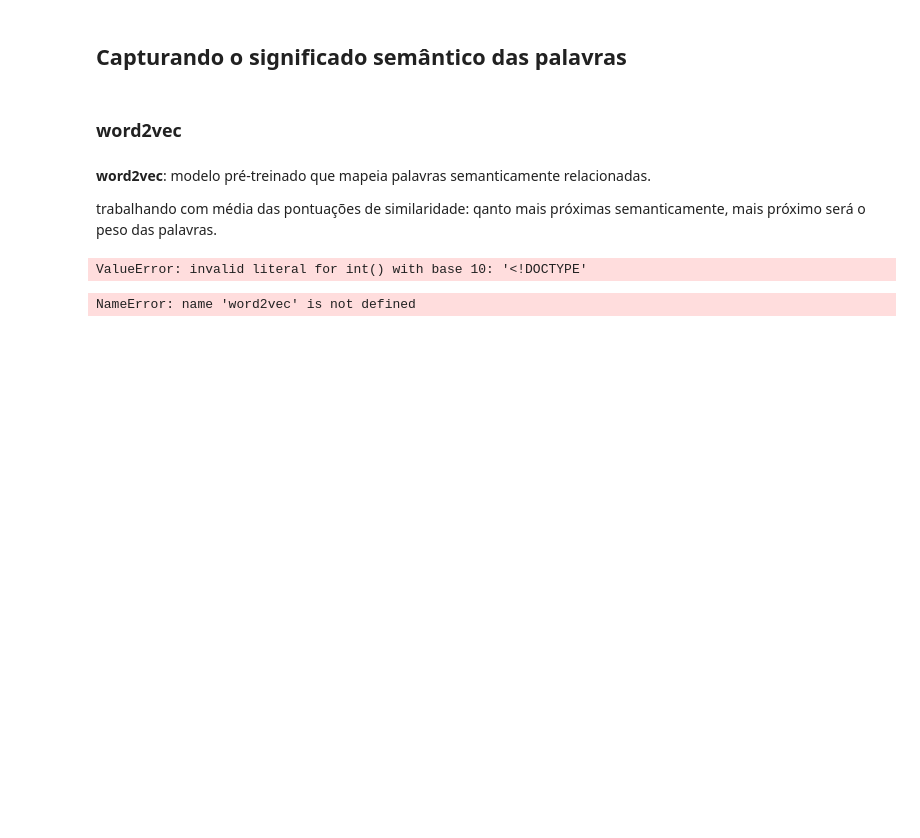
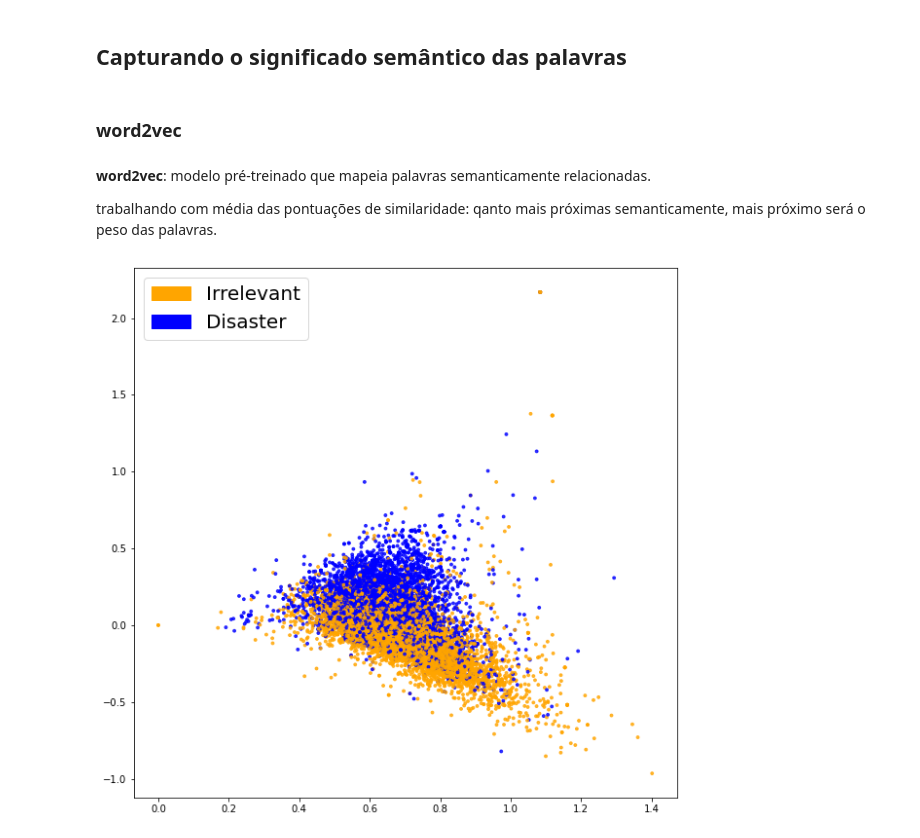
Before and after one commit to felypemaciel/atlantico-bootcamp, a Jupyter notebook: trailhead/nlp/01_nlp_ml.ipynb, the cells around one changed output. Cells and saved outputs as stored; diff of their text form; code cells hidden in the pictures; blank space fills up the shorter version.

```diff
--- a/trailhead/nlp/01_nlp_ml.ipynb
+++ b/trailhead/nlp/01_nlp_ml.ipynb
@@ -211,35 +277,32 @@ trabalhando com média das pontuações de similaridade: qanto mais próximas se
 # %%
 # treinando a matriz de relacao com as noticias do google
 word2vec_path = "GoogleNews-vectors-negative300.bin.gz"
-word2vec = gensim.models.KeyedVectors.load_word2vec_format("https://drive.google.com/file/d/0B7XkCwpI5KDYNlNUTTlSS21pQmM/edit", binary=True)
+word2vec = gensim.models.KeyedVectors.load_word2vec_format(word2vec_path, binary=True)
-# %% [output]
-ValueError: invalid literal for int() with base 10: '<!DOCTYPE'
 # %%
-# calculando a distância sem^ntica entre as palavras
+#Método para calcular a distância semântica entre as palavras
 def get_average_word2vec(tokens_list, vector, generate_missing=False, k=300):
     if len(tokens_list)<1:
-        return np.zeros(k)
+       return np.zeros(k)
     if generate_missing:
-        vectorized = [vector[word] if word in vector else np.random.rand(k) for word in tokens_list]
+       vectorized = [vector[word] if word in vector else np.random.rand(k) for word in tokens_list]
     else:
-        vectorized = [vector[word] if word in vector else np.zeros(k) for word in tokens_list]
+       vectorized = [vector[word] if word in vector else np.zeros(k) for word in tokens_list]
     length = len(vectorized)
     summed = np.sum(vectorized, axis=0)
     averaged = np.divide(summed, length)
     return averaged
-
-# montagem do arquivo de treinamento contendo a relacao semantica entre as palavras
-def get_word2vec_embeggins(vectors, clean_questions, generate_missing=False):
-    embeggins = clean_questions['tokens'.apply(lambda x: get_average_word2vec(x, vectors, generate_missing=generate_missing))]
-    return embeggins
+#Montagem do arquivo de treinamento contento a relação semântica entre as palavras
+def get_word2vec_embeddings(vectors, clean_questions, generate_missing=False):
+    embeddings = clean_questions['tokens'].apply(lambda x: get_average_word2vec(x, vectors,generate_missing=generate_missing))
+    return list(embeddings)
 # %%
-embeggins = get_word2vec_embeggins(word2vec, clean_questions)
-X_train_word2vec, X_test_word2vec, y_train_word2vec, y_test_word2vec = train_test_split(embeggins, list_labels, test_size=.2, random_state=40)
-fig = plt.figure(figsize=(10,10))
-plot_LSA(embeggins, list_labels)
+embeddings = get_word2vec_embeddings(word2vec, clean_questions)
+X_train_word2vec, X_test_word2vec, y_train_word2vec, y_test_word2vec = train_test_split(embeddings, list_labels,test_size=0.2, random_state=40)
+fig = plt.figure(figsize=(10, 10))
+plot_LSA(embeddings, list_labels)
 plt.show()
 # %% [output]
-NameError: name 'word2vec' is not defined
+[figure, added]
 # %%
 clf_w2v = LogisticRegression(C=30.0, class_weight='balanced', solver='newton-cg', multi_class='multinomial', random_state=40)
 clf_w2v.fit(X_train_word2vec, y_train_word2vec)
```
Also changed, not shown: parts of 15 cells of this notebook, 3 other files.
